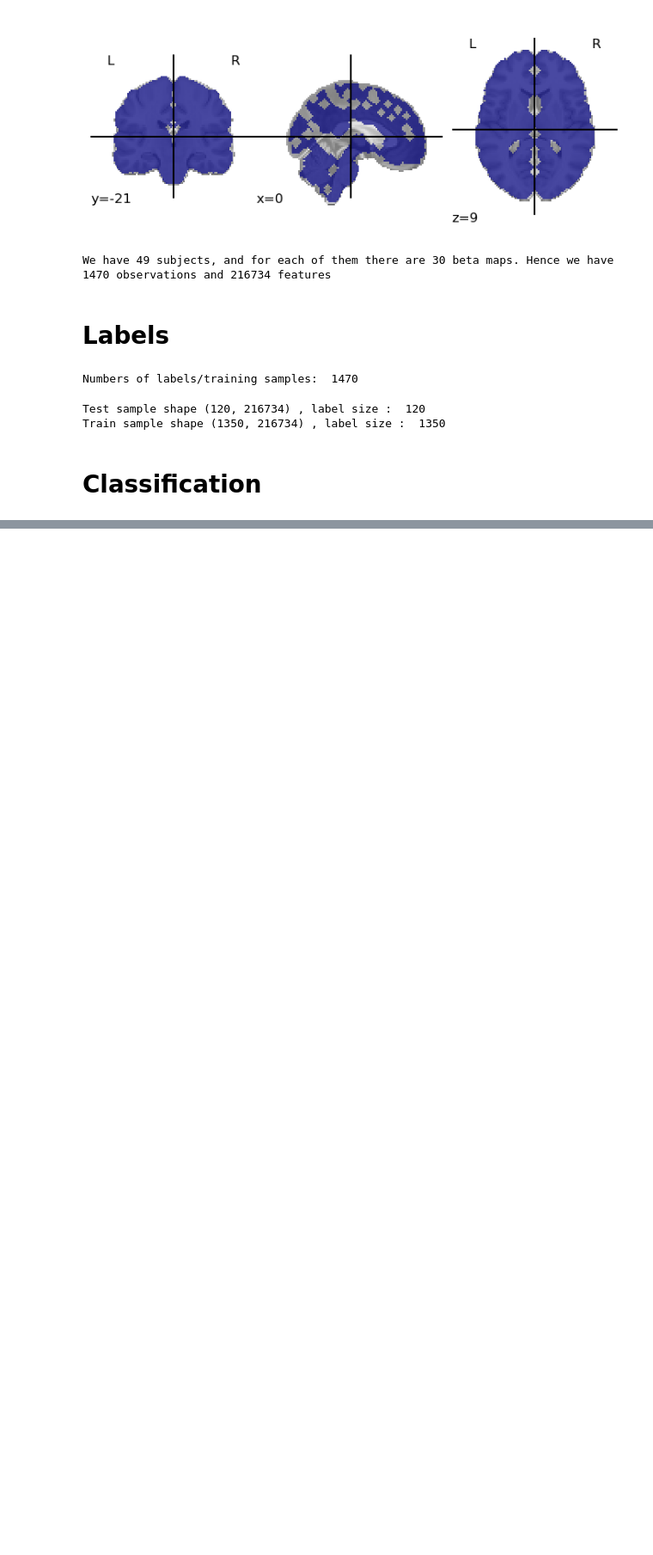
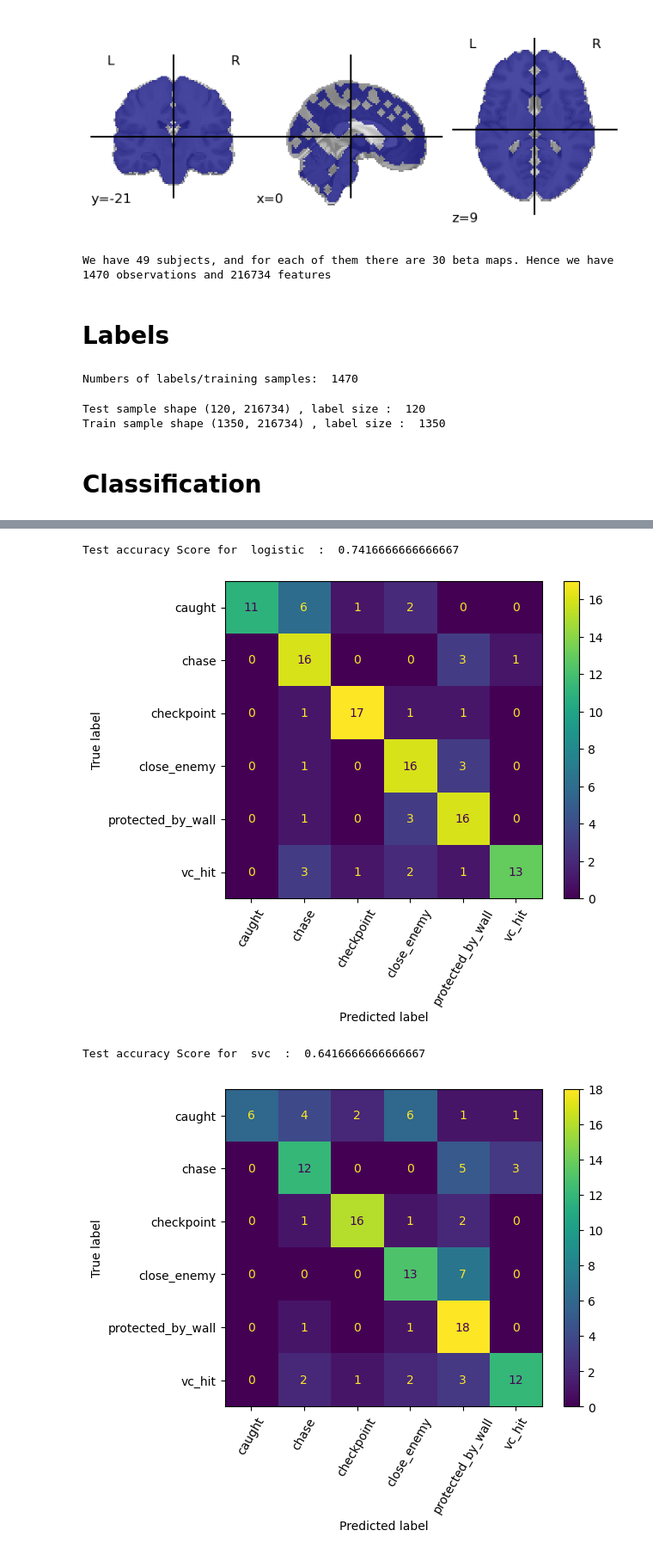
Before and after one commit to Alicia-max/MVPA_fMRI-Analysis, a Jupyter notebook: Basic_MVPA.ipynb, the cells around one changed output, grey strips where cells are left out. Shown at 86% size. Cells and saved outputs as stored; diff of their text form; code cells hidden in the pictures; blank space fills up the shorter version.

```diff
--- a/Basic_MVPA.ipynb
+++ b/Basic_MVPA.ipynb
@@ -196,0 +203,7 @@ Accuracy per fold:
+# %%
+test_baseline(train_samples,test_samples,train_labels, test_labels,classifiers)
+# %% [output]
+Test accuracy Score for  logistic  :  0.7416666666666667
+[figure, added]
+Test accuracy Score for  svc  :  0.6416666666666667
+[figure, added]
```
Also changed, not shown: parts of 46 cells of this notebook, 1 other file.
